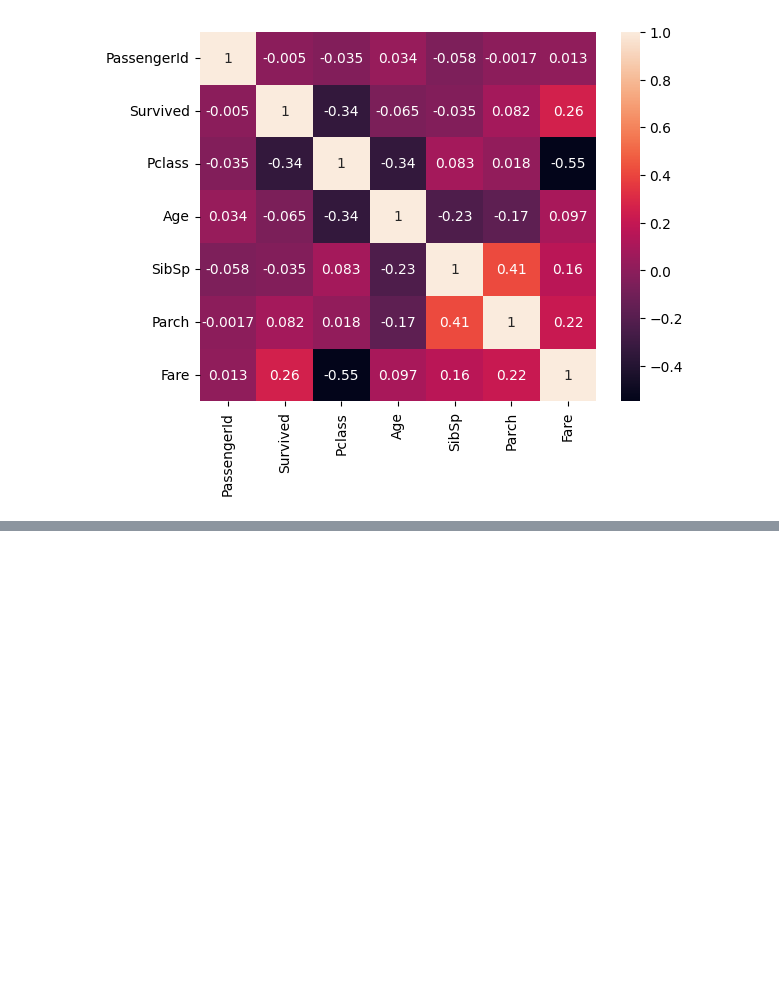
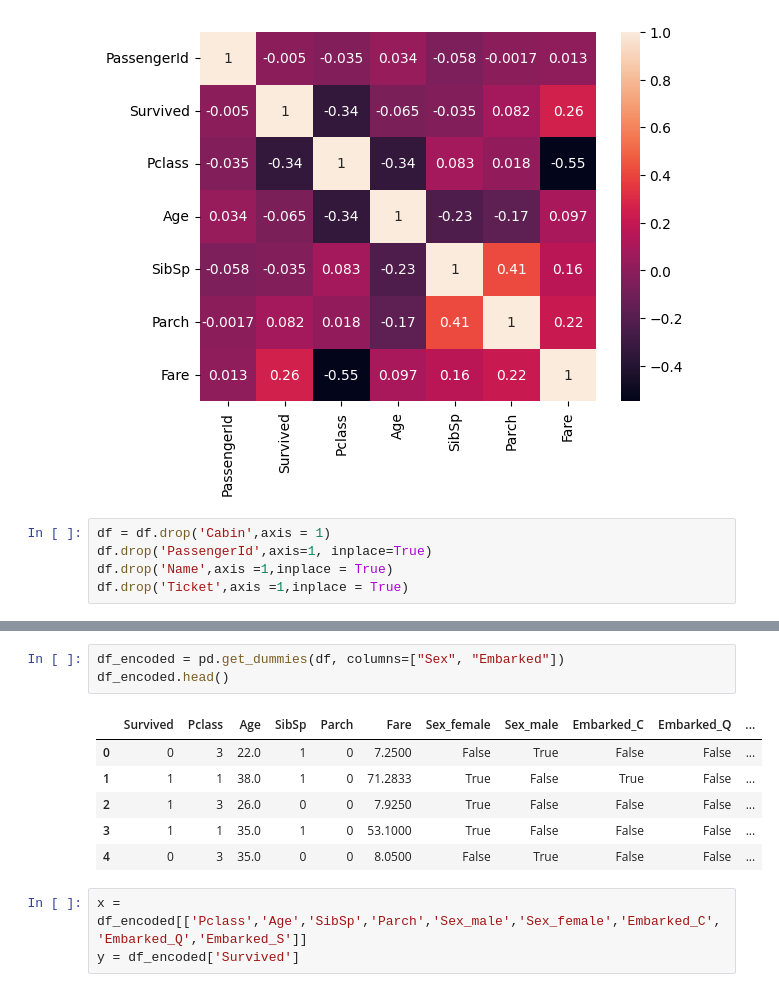
Before and after one commit to akshaythatipamula37/decision-tree-titanic, a Jupyter notebook: decision-tree-titanic.ipynb, the cells around one changed output, grey strips where cells are left out. Drawn from its saved outputs; the diff is of its cells as text; blank space fills up the shorter version.

```diff
--- a/decision-tree-titanic.ipynb
+++ b/decision-tree-titanic.ipynb
@@ -166,3 +166,8 @@ sns.heatmap(df.corr(numeric_only=True),annot=True)
 # %% [output]
 <Axes: >
 [figure]
+# %%
+df = df.drop('Cabin',axis = 1)
+df.drop('PassengerId',axis=1, inplace=True)
+df.drop('Name',axis =1,inplace = True)
+df.drop('Ticket',axis =1,inplace = True)
@@ -168,0 +194,13 @@ sns.heatmap(df.corr(numeric_only=True),annot=True)
+# %%
+df_encoded = pd.get_dummies(df, columns=["Sex", "Embarked"])
+df_encoded.head()
+# %% [output]
+|  | Survived | Pclass | Age | SibSp | Parch | Fare | Sex_female | Sex_male | Embarked_C | Embarked_Q | ... |
+| 0 | 0 | 3 | 22.0 | 1 | 0 | 7.2500 | False | True | False | False | ... |
+| 1 | 1 | 1 | 38.0 | 1 | 0 | 71.2833 | True | False | True | False | ... |
+| 2 | 1 | 3 | 26.0 | 0 | 0 | 7.9250 | True | False | False | False | ... |
+| 3 | 1 | 1 | 35.0 | 1 | 0 | 53.1000 | True | False | False | False | ... |
+| 4 | 0 | 3 | 35.0 | 0 | 0 | 8.0500 | False | True | False | False | ... |
+# %%
+x = df_encoded[['Pclass','Age','SibSp','Parch','Sex_male','Sex_female','Embarked_C','Embarked_Q','Embarked_S']]
+y = df_encoded['Survived']
```
Also changed, not shown: parts of 7 cells of this notebook.
